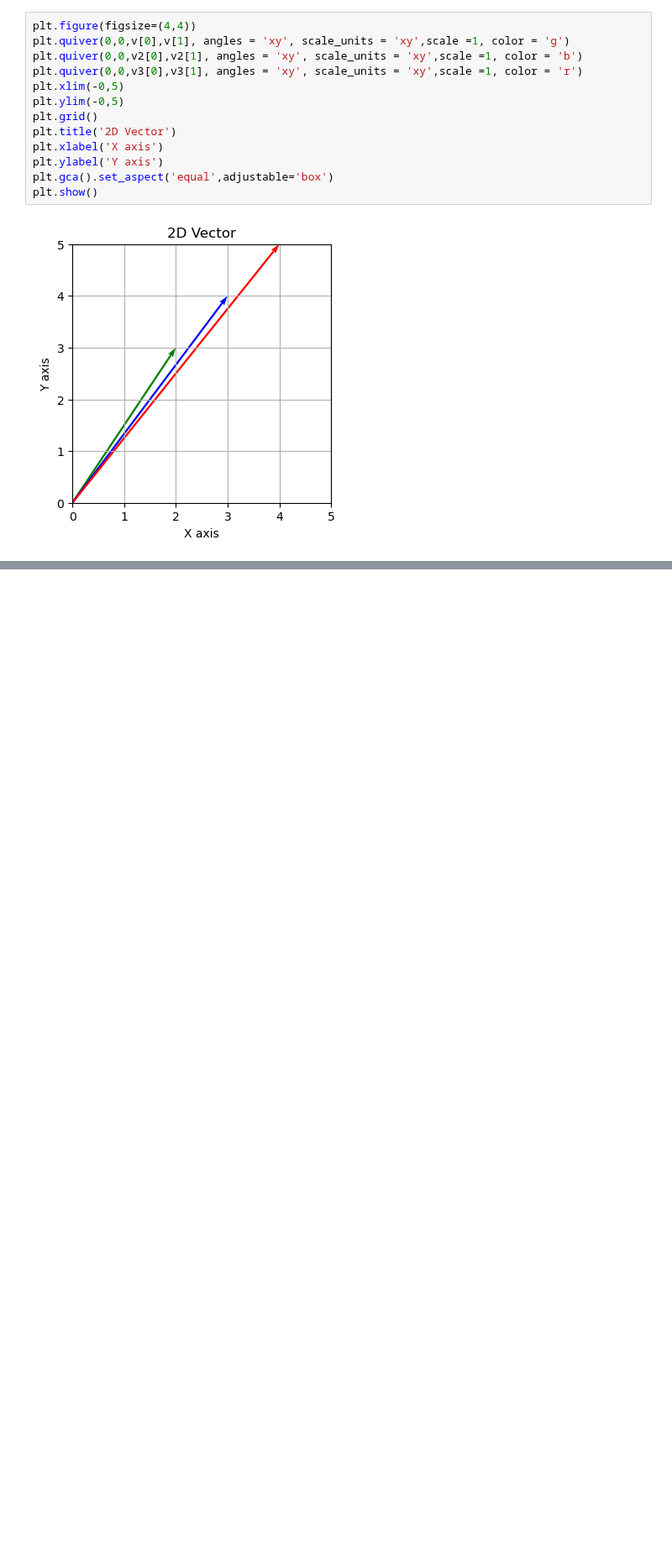
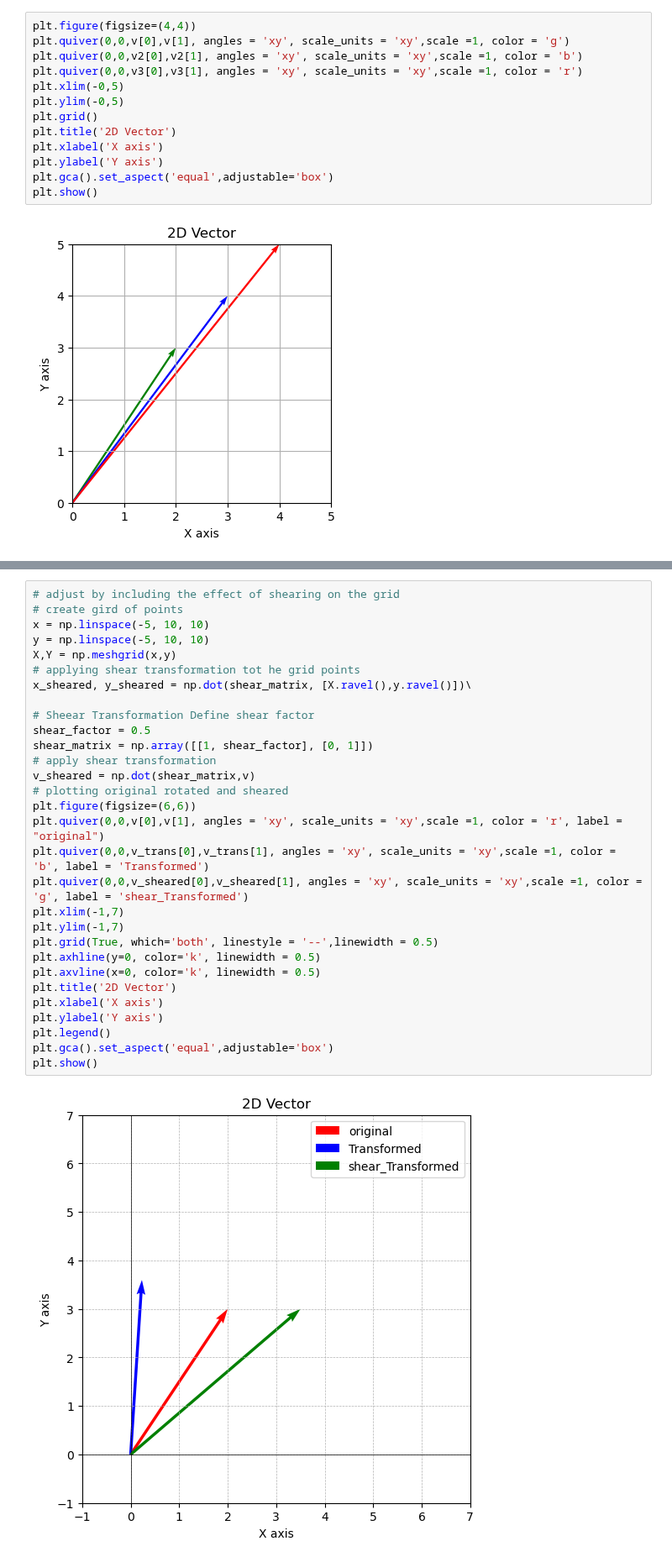
Before and after one commit to MuhammadRehanKhalid/Data_Science_AI, a Jupyter notebook: Day_50_60_SVD_Decomposition/Day_51_numpy_matrices.ipynb, the cells around one changed output, grey strips where cells are left out. Shown at 84% size. Drawn from its saved outputs; the diff is of its cells as text; blank space fills up the shorter version.

```diff
--- a/Day_50_60_SVD_Decomposition/Day_51_numpy_matrices.ipynb
+++ b/Day_50_60_SVD_Decomposition/Day_51_numpy_matrices.ipynb
@@ -96,0 +118,32 @@ plt.show()
+# %%
+# adjust by including the effect of shearing on the grid
+# create gird of points
+x = np.linspace(-5, 10, 10)
+y = np.linspace(-5, 10, 10)
+X,Y = np.meshgrid(x,y)
+# applying shear transformation tot he grid points
+x_sheared, y_sheared = np.dot(shear_matrix, [X.ravel(),y.ravel()])\
+
+# Sheear Transformation Define shear factor
+shear_factor = 0.5
+shear_matrix = np.array([[1, shear_factor], [0, 1]])
+# apply shear transformation
+v_sheared = np.dot(shear_matrix,v)
+# plotting original rotated and sheared
+plt.figure(figsize=(6,6))
+plt.quiver(0,0,v[0],v[1], angles = 'xy', scale_units = 'xy',scale =1, color = 'r', label = "original")
+plt.quiver(0,0,v_trans[0],v_trans[1], angles = 'xy', scale_units = 'xy',scale =1, color = 'b', label = 'Transformed')
+plt.quiver(0,0,v_sheared[0],v_sheared[1], angles = 'xy', scale_units = 'xy',scale =1, color = 'g', label = 'shear_Transformed')
+plt.xlim(-1,7)
+plt.ylim(-1,7)
+plt.grid(True, which='both', linestyle = '--',linewidth = 0.5)
+plt.axhline(y=0, color='k', linewidth = 0.5)
+plt.axvline(x=0, color='k', linewidth = 0.5)
+plt.title('2D Vector')
+plt.xlabel('X axis')
+plt.ylabel('Y axis')
+plt.legend()
+plt.gca().set_aspect('equal',adjustable='box')
+plt.show()
+# %% [output]
+[figure, added]
```
Also changed, not shown: parts of 3 cells of this notebook.
